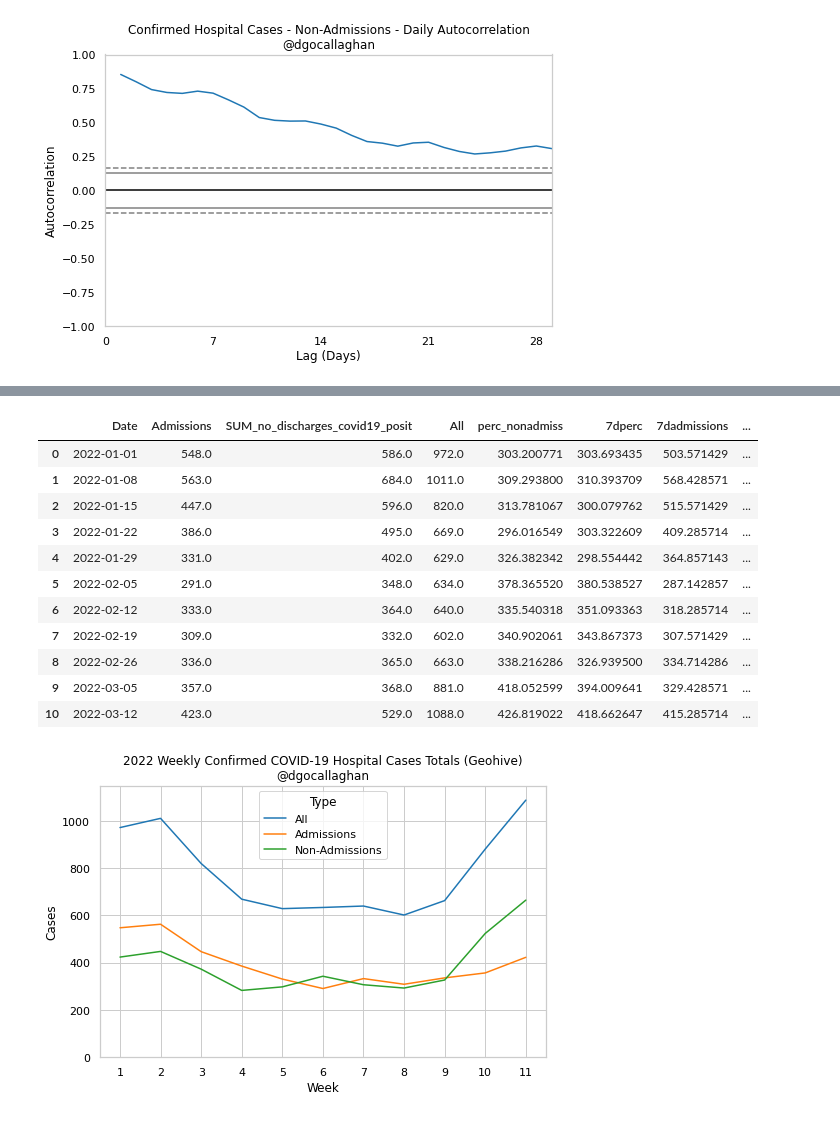
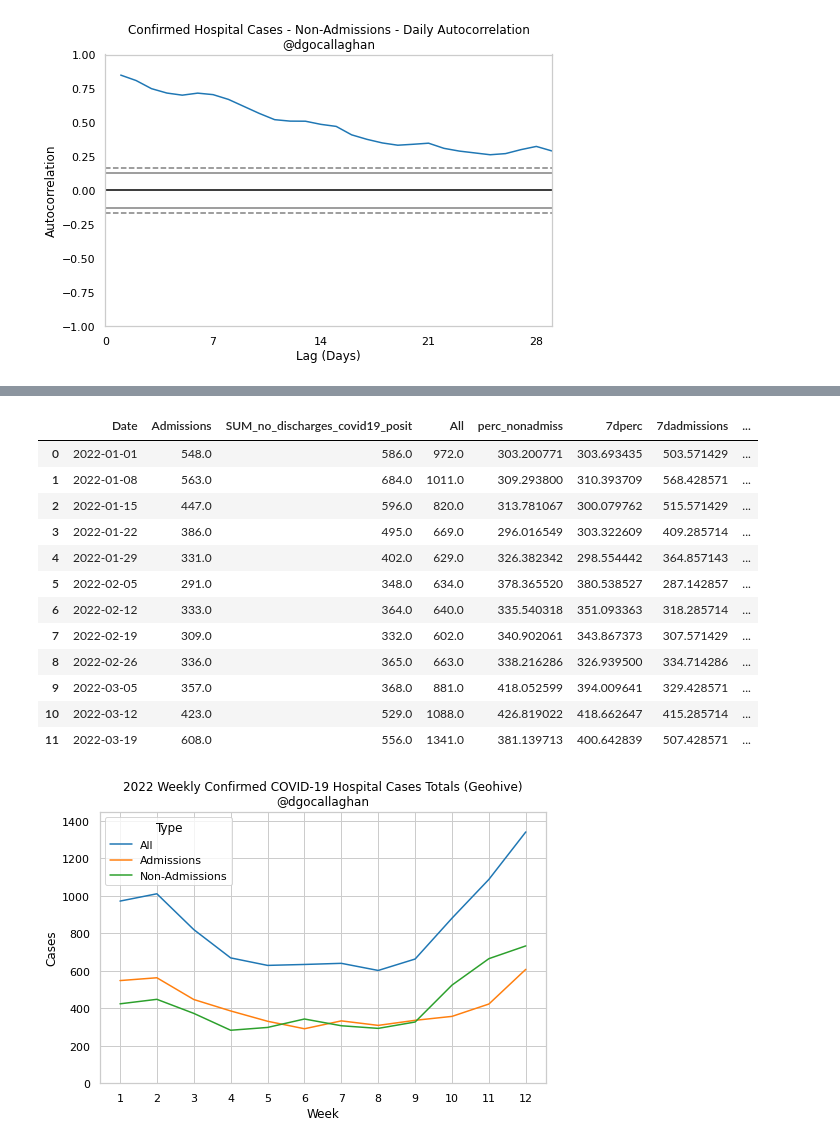
Before and after one commit to derekocallaghan/covid19data, a Jupyter notebook: notebooks/Daily Reported Cases.ipynb, the cells around one changed output, grey strips where cells are left out. Cells and saved outputs as stored; diff of their text form; code cells hidden in the pictures.

```diff
--- a/notebooks/Daily Reported Cases.ipynb
+++ b/notebooks/Daily Reported Cases.ipynb
@@ -280,6 +280,6 @@ hdf['7dperc'].tail(15)
 Name: 7dperc, dtype: float64
 # %%
-whdf = hdf[(hdf.Date>='2022-01-01') & (hdf.Date<'2022-03-19')].resample('7D', on='Date').sum().reset_index()
+whdf = hdf[(hdf.Date>='2022-01-01') & (hdf.Date<'2022-03-26')].resample('7D', on='Date').sum().reset_index()
 d = timedelta(days=6)
 whdf['strdate'] = whdf.Date.apply(lambda x: (x+d).strftime('%Y-%m-%d'))
 whdf['Week'] = whdf.index+1
@@ -297,16 +297,17 @@ whdf
 | 8 | 2022-02-26 | 336.0 | 365.0 | 663.0 | 338.216286 | 326.939500 | 334.714286 | ... |
 | 9 | 2022-03-05 | 357.0 | 368.0 | 881.0 | 418.052599 | 394.009641 | 329.428571 | ... |
 | 10 | 2022-03-12 | 423.0 | 529.0 | 1088.0 | 426.819022 | 418.662647 | 415.285714 | ... |
+| 11 | 2022-03-19 | 608.0 | 556.0 | 1341.0 | 381.139713 | 400.642839 | 507.428571 | ... |
 # %%
-whdf = hdf[(hdf.Date>='2022-01-01') & (hdf.Date<'2022-03-19')].resample('7D', on='Date').sum().reset_index()
+whdf = hdf[(hdf.Date>='2022-01-01') & (hdf.Date<'2022-03-26')].resample('7D', on='Date').sum().reset_index()
 d = timedelta(days=6)
 whdf['strdate'] = whdf.Date.apply(lambda x: (x+d).strftime('%Y-%m-%d'))
 whdf['Week'] = whdf.index+1
 #ax=sns.barplot(data=pd.melt(whdf[['Week', 'All', 'Admissions', 'Non-Admissions']], id_vars='Week', var_name='Type', value_name='Cases'), x='Week', y='Cases', hue='Type')
 ax=sns.lineplot(data=pd.melt(whdf[['Week', 'All', 'Admissions', 'Non-Admissions']], id_vars='Week', var_name='Type', value_name='Cases'), x='Week', y='Cases', hue='Type')
 ax.set_xticks(whdf.Week);
-ax.set_ylim((0, 1150))
+ax.set_ylim((0, 1450))
 ax.set_title('2022 Weekly Confirmed COVID-19 Hospital Cases Totals (Geohive)\n@dgocallaghan')
 plt.savefig(f'./figures/reported_hosp_casetypes_weekly.png', bbox_inches='tight')
 # %% [output]
-[figure, old version]
+[figure, new version]
```
Also changed, not shown: parts of 14 cells of this notebook, 4 other files.
